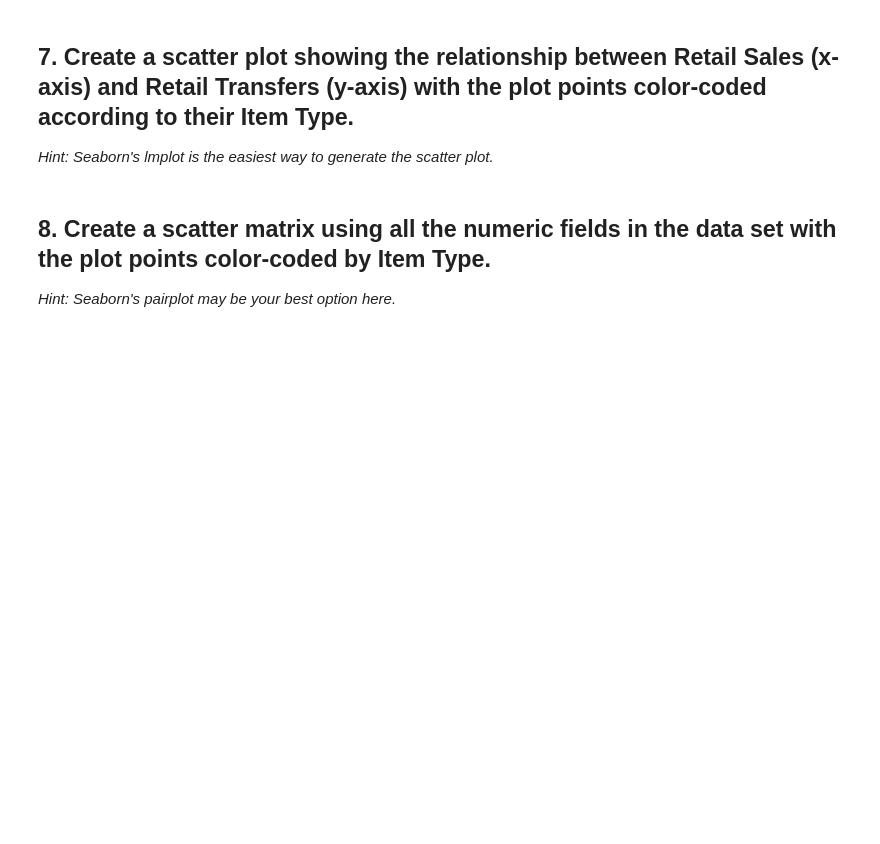
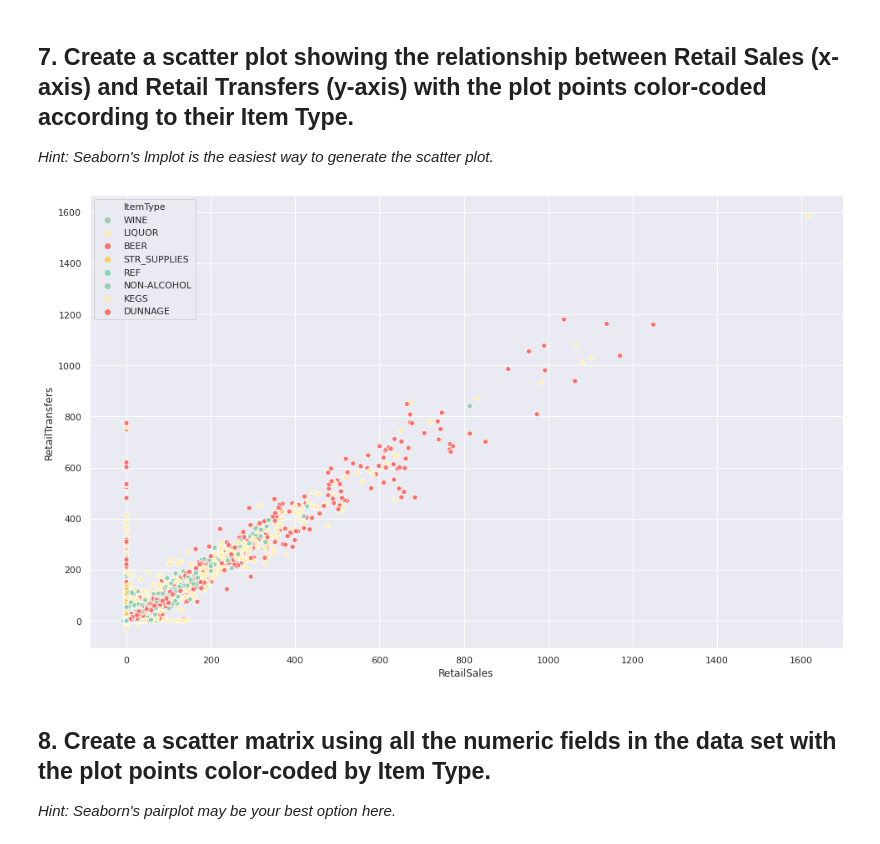
Before and after one commit to ta-data-mexpt/lab-plotting-multiple-data-series, a Jupyter notebook: your-code/main.ipynb, the cells around one changed output. Drawn from its saved outputs; the diff is of its cells as text; code cells hidden in the pictures; blank space fills up the shorter version.

```diff
--- a/your-code/main.ipynb
+++ b/your-code/main.ipynb
@@ -133,6 +141,13 @@ filtered.plot.bar(figsize=(10*phi,10),width=0.85,colormap="Paired",rot=45,stacke
 ## 7. Create a scatter plot showing the relationship between Retail Sales (x-axis) and Retail Transfers (y-axis) with the plot points color-coded according to their Item Type.
 
 *Hint: Seaborn's lmplot is the easiest way to generate the scatter plot.*
+# %%
+plt.figure(figsize=(10*phi,10))
+paleta=sns.color_palette(colors[:5],n_colors=8)
+sns.set_palette(paleta)
+sns.scatterplot(x="RetailSales",y="RetailTransfers",data=data,hue="ItemType",palette=paleta);
+# %% [output]
+[figure, added]
 # %% [markdown]
 ## 8. Create a scatter matrix using all the numeric fields in the data set with the plot points color-coded by Item Type.
 
```
Also changed, not shown: parts of 4 cells of this notebook.
